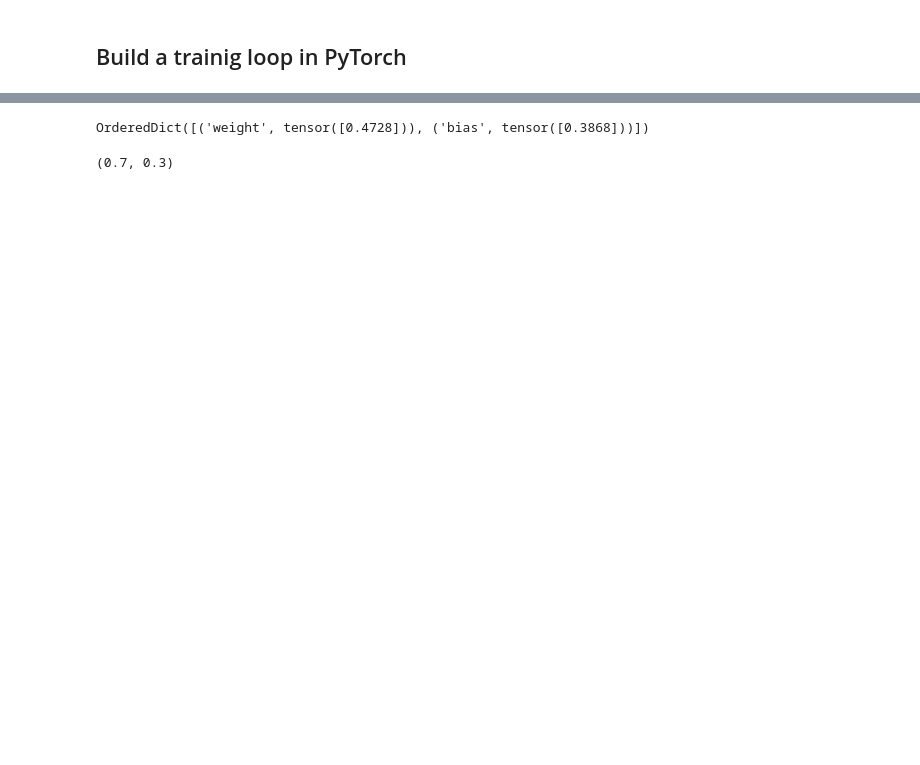
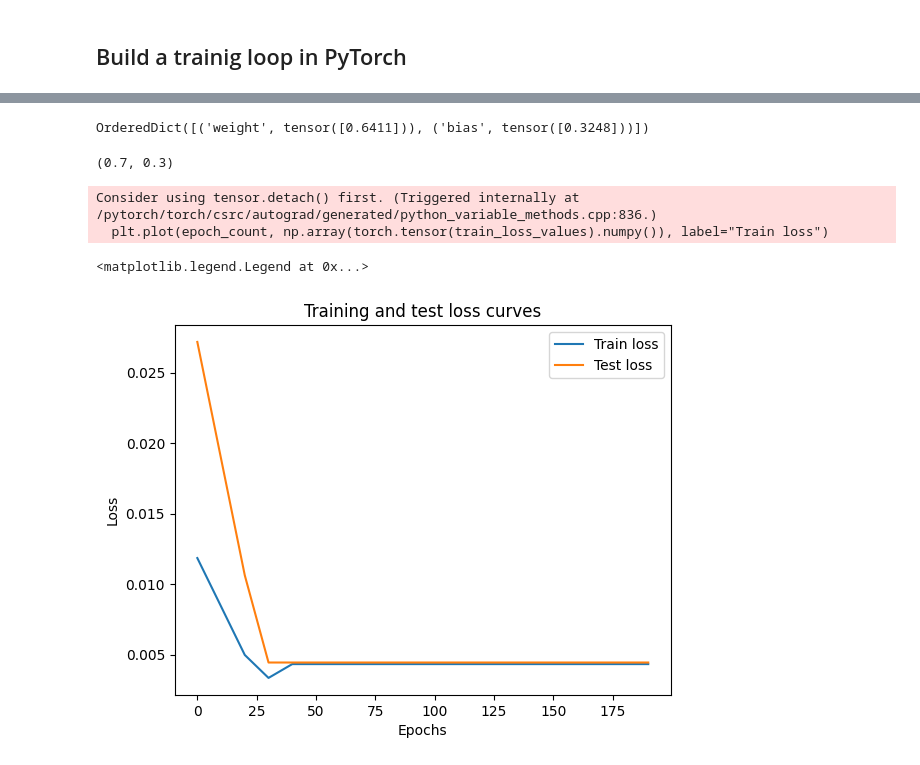
Before and after one commit to Dkolomy/BMV-Research, a Jupyter notebook: PyTorch_Workflow.ipynb, the cells around one changed output, grey strips where cells are left out. Cells and saved outputs as stored; diff of their text form; code cells hidden in the pictures; blank space fills up the shorter version.

```diff
--- a/PyTorch_Workflow.ipynb
+++ b/PyTorch_Workflow.ipynb
@@ -157,18 +157,44 @@ optimizer = torch.optim.SGD(params=model_0.parameters(),
 # %%
 torch.manual_seed(42)
 
-epochs = 1
+epochs = 200
 
-for epochs in range(epochs):
+epoch_count = []
+train_loss_values = []
+test_loss_values = []
+
+for epoch in range(epochs):
   model_0.train()
+
+  # 1, Forward pass
   y_pred = model_0(X_train)
 
+  # 2. Calculate the loss
   loss = loss_fn(y_pred, y_train)
-  print(f"Loss: {loss}")
+  # print(f"Loss: {loss}")
 
+  # 3. Optimizer zero grad
   optimizer.zero_grad()
+
+  # 4. Backpropogation
   loss.backward()
+
+  # 5. Step optimizer
   optimizer.step()
 
+  # Testing
   model_0.eval()
+  with torch.inference_mode():
+    # 1 Forward pass
+    test_pred = model_0(X_test)
+
+    # 2. Calculate loss
+    test_loss = loss_fn(test_pred, y_test)
+
+    if epoch % 10 == 0:
+      epoch_count.append(epoch)
+      train_loss_values.append(loss)
+      test_loss_values.append(test_loss)
+      print(f"Epoch: {epoch} | Test: {loss} | Test loss: {test_loss}")
+      print(model_0.state_dict())
 # %% [output]
@@ -176,8 +218,22 @@ Loss: 0.04591871052980423
 # %%
 model_0.state_dict()
 # %% [output]
-OrderedDict([('weight', tensor([0.4728])), ('bias', tensor([0.3868]))])
+OrderedDict([('weight', tensor([0.6411])), ('bias', tensor([0.3248]))])
 # %%
 weight, bias
 # %% [output]
 (0.7, 0.3)
+# %%
+import numpy as np
+
+plt.plot(epoch_count, np.array(torch.tensor(train_loss_values).numpy()), label="Train loss")
+plt.plot(epoch_count, test_loss_values, label="Test loss")
+plt.title("Training and test loss curves")
+plt.ylabel("Loss")
+plt.xlabel("Epochs")
+plt.legend()
+# %% [output]
+Consider using tensor.detach() first. (Triggered internally at /pytorch/torch/csrc/autograd/generated/python_variable_methods.cpp:836.)
+  plt.plot(epoch_count, np.array(torch.tensor(train_loss_values).numpy()), label="Train loss")
+<matplotlib.legend.Legend at 0x...>
+[figure, added]
```
Also changed, not shown: parts of 8 cells of this notebook.
